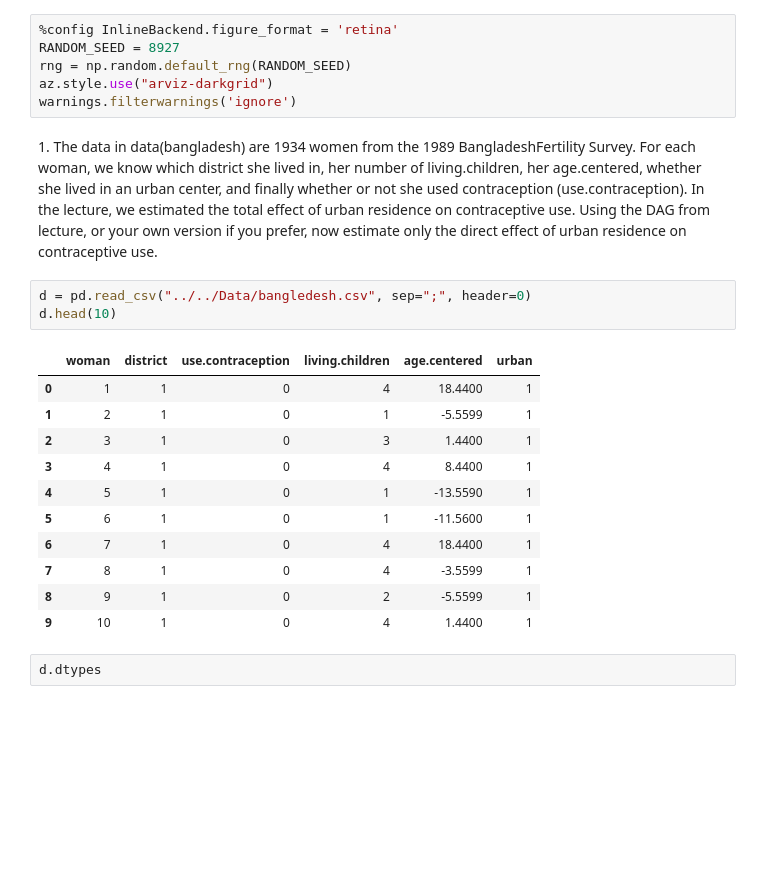
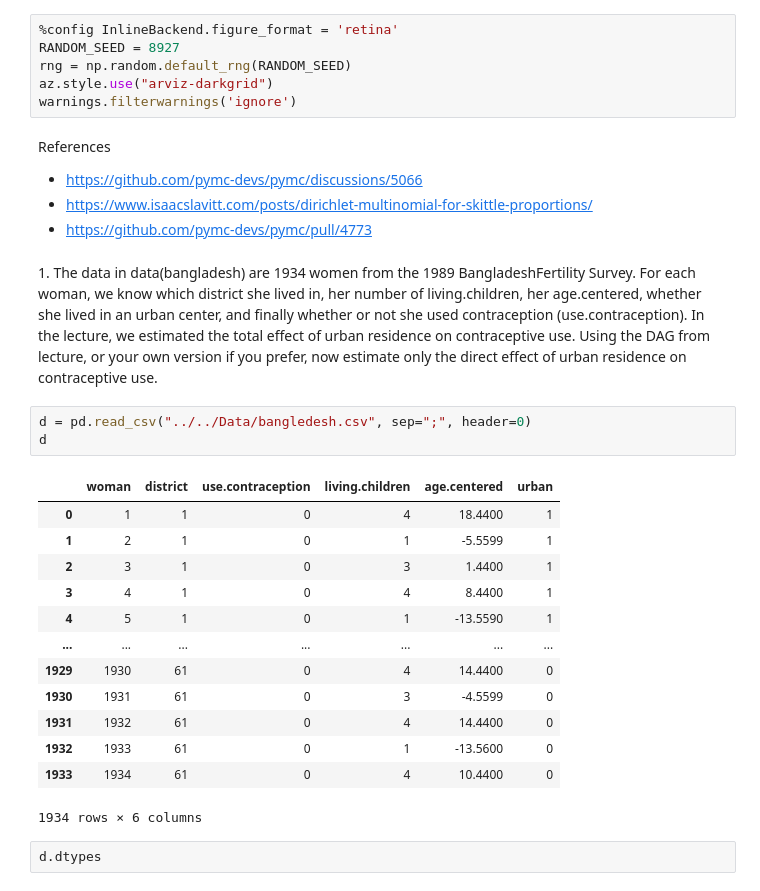
Before and after one commit to roland-hochmuth/stat_rethinking_2023, a Jupyter notebook: solutions/pymc/hw-7.ipynb, the cells around one changed output. Cells and saved outputs as stored; diff of their text form; blank space fills up the shorter version.

```diff
--- a/solutions/pymc/hw-7.ipynb
+++ b/solutions/pymc/hw-7.ipynb
@@ -13,24 +15,32 @@ RANDOM_SEED = 8927
 rng = np.random.default_rng(RANDOM_SEED)
 az.style.use("arviz-darkgrid")
 warnings.filterwarnings('ignore')
+# %% [markdown]
+References
+
+* https://github.com/pymc-devs/pymc/discussions/5066
+* https://www.isaacslavitt.com/posts/dirichlet-multinomial-for-skittle-proportions/
+* https://github.com/pymc-devs/pymc/pull/4773
 # %% [markdown]
 1\. The data in data(bangladesh) are 1934 women from the 1989 BangladeshFertility Survey. For each woman, we know which district she lived in, her number of living.children, her age.centered, whether she lived in an urban center, and finally whether or not she used contraception (use.contraception).
 In the lecture, we estimated the total effect of urban residence on contraceptive use. Using the DAG from lecture, or your own version if you prefer, now estimate only the direct effect of urban residence on contraceptive use.
 # %%
 d = pd.read_csv("../../Data/bangledesh.csv", sep=";", header=0)
-d.head(10)
+d
 # %% [output]
 |  | woman | district | use.contraception | living.children | age.centered | urban |
 | 0 | 1 | 1 | 0 | 4 | 18.4400 | 1 |
 | 1 | 2 | 1 | 0 | 1 | -5.5599 | 1 |
 | 2 | 3 | 1 | 0 | 3 | 1.4400 | 1 |
 | 3 | 4 | 1 | 0 | 4 | 8.4400 | 1 |
 | 4 | 5 | 1 | 0 | 1 | -13.5590 | 1 |
-| 5 | 6 | 1 | 0 | 1 | -11.5600 | 1 |
-| 6 | 7 | 1 | 0 | 4 | 18.4400 | 1 |
-| 7 | 8 | 1 | 0 | 4 | -3.5599 | 1 |
-| 8 | 9 | 1 | 0 | 2 | -5.5599 | 1 |
-| 9 | 10 | 1 | 0 | 4 | 1.4400 | 1 |
+| ... | ... | ... | ... | ... | ... | ... |
+| 1929 | 1930 | 61 | 0 | 4 | 14.4400 | 0 |
+| 1930 | 1931 | 61 | 0 | 3 | -4.5599 | 0 |
+| 1931 | 1932 | 61 | 0 | 4 | 14.4400 | 0 |
+| 1932 | 1933 | 61 | 0 | 1 | -13.5600 | 0 |
+| 1933 | 1934 | 61 | 0 | 4 | 10.4400 | 0 |
+1934 rows × 6 columns
 # %%
 d.dtypes
 # %% [output]
```
Also changed, not shown: parts of 6 cells of this notebook, 3 other files.
